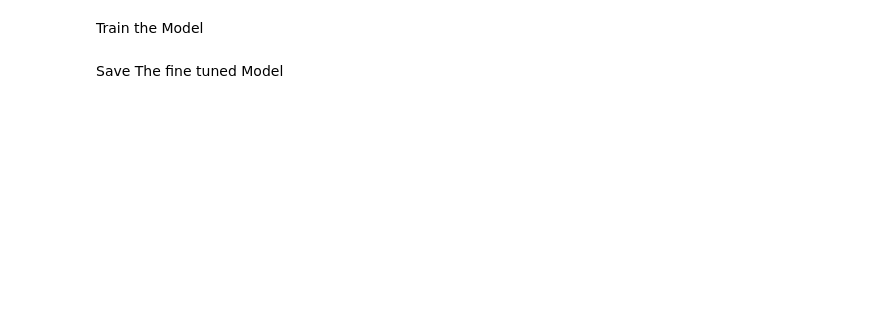
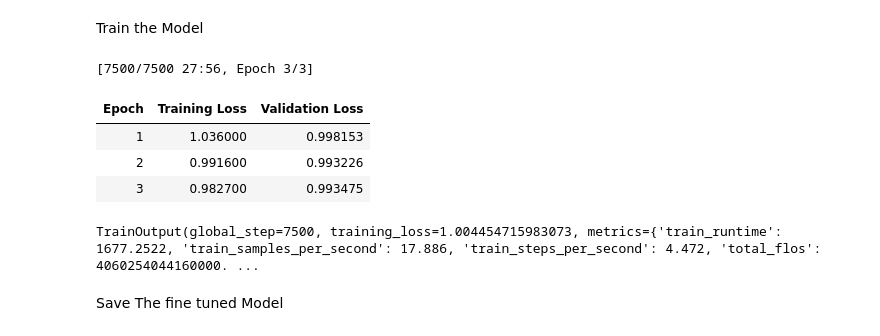
Before and after one commit to subod4/NLP, a Jupyter notebook: Text_Summarizer_abstractive.ipynb, the cells around one changed output. Drawn from its saved outputs; the diff is of its cells as text; code cells hidden in the pictures; blank space fills up the shorter version.

```diff
--- a/Text_Summarizer_abstractive.ipynb
+++ b/Text_Summarizer_abstractive.ipynb
@@ -34,26 +59,33 @@ data_collator = DataCollatorForSeq2Seq(tokenizer, model=model, padding="longest"
 Train the Model
 # %%
 training_args = TrainingArguments(
-    output_dir="./results",
+    output_dir="./results3",
     evaluation_strategy="epoch",
     save_strategy="epoch",
     per_device_train_batch_size=4,
     per_device_eval_batch_size=4,
     num_train_epochs=3,
     weight_decay=0.01,
     logging_dir="./logs",
     logging_steps=500,
 )
 
 trainer = Trainer(
     model=model,
     args=training_args,
     train_dataset=train_dataset,
     eval_dataset=val_dataset,
     data_collator=data_collator,
 )
 
 trainer.train()
+# %% [output]
+[7500/7500 27:56, Epoch 3/3]
+| Epoch | Training Loss | Validation Loss |
+| 1 | 1.036000 | 0.998153 |
+| 2 | 0.991600 | 0.993226 |
+| 3 | 0.982700 | 0.993475 |
+TrainOutput(global_step=7500, training_loss=1.004454715983073, metrics={'train_runtime': 1677.2522, 'train_samples_per_second': 17.886, 'train_steps_per_second': 4.472, 'total_flos': 4060254044160000. ...
 # %% [markdown]
 Save The fine tuned Model
 # %%
```
Also changed, not shown: parts of 7 cells of this notebook.
